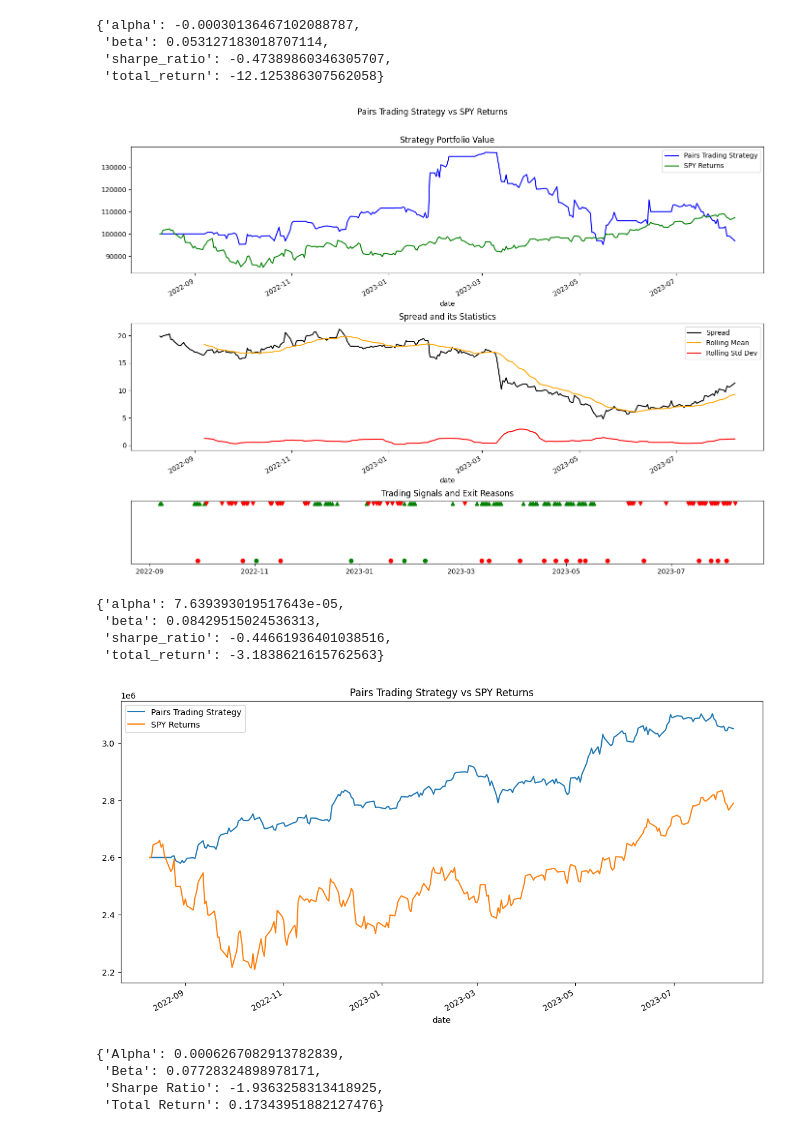
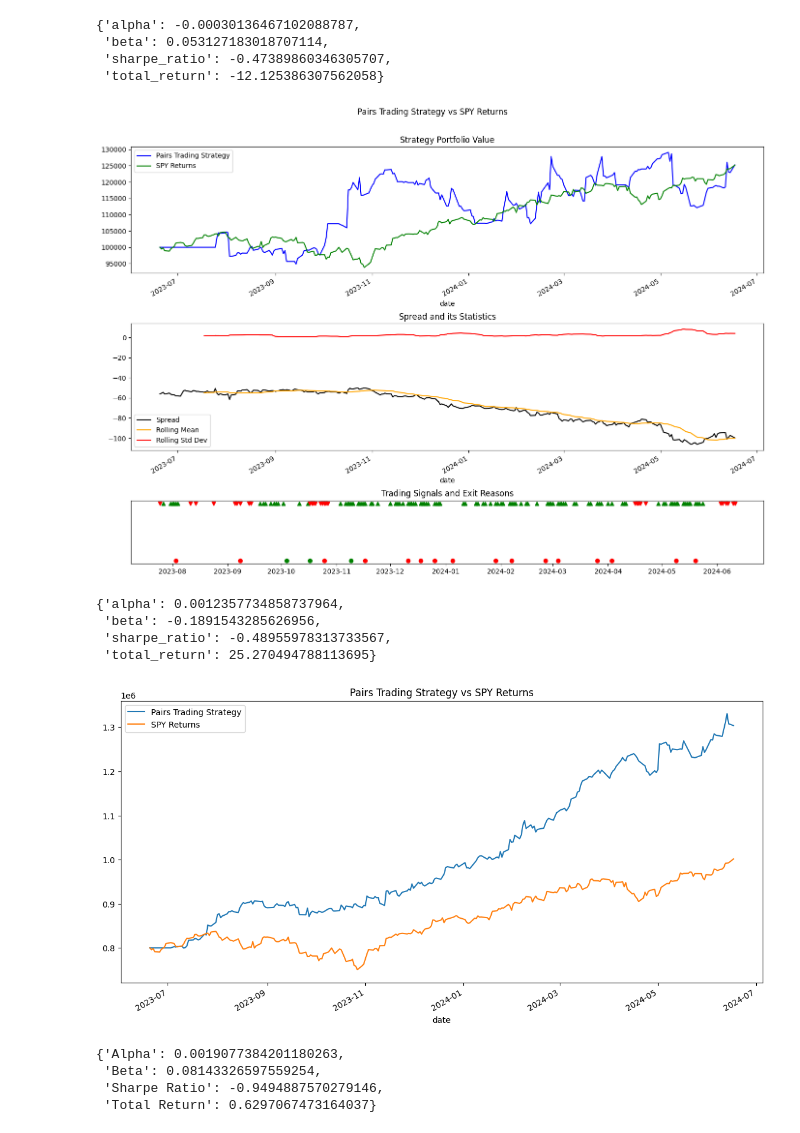
Before and after one commit to taiconley/ibkr, a Jupyter notebook: pairs/pairs.ipynb, the cells around one changed output. Drawn from its saved outputs; the diff is of its cells as text; code cells hidden in the pictures.

Commit message:
update pairs

```diff
--- a/pairs/pairs.ipynb
+++ b/pairs/pairs.ipynb
@@ -63,9 +63,9 @@ host = passwords.host
 # %%
 db = DB(userName=userName, userPass=userPass, dataBaseName=dataBaseName, host='ibkr_db', docker=True)
 # %%
-df = db.DBtoDF("SELECT * FROM pairs")
+df = db.DBtoDF("SELECT * FROM pairs_daily")
 #dates_to_drop = ['2022-08-08', '2022-08-09', '2023-08-08', '2023-08-09']  # Replace with the actual dates you want to drop
-df = df[~df['date'].isin(dates_to_drop)]  # This will remove rows with specified dates
+#df = df[~df['date'].isin(dates_to_drop)]  # This will remove rows with specified dates
 df.set_index('date', inplace=True)
 
 
@@ -924,8 +933,8 @@ def evaluate_pairs(df_combined):
 
 
 # Define pair
-stock1 = 'DCOM'
-stock2 = 'NWBI'
+stock1 = 'EPAC'
+stock2 = 'SPXC'
 lookback = 20
 df_combined = 0
 
@@ -1043,38 +1052,38 @@ for i, row in df_combined.iterrows():
     total_cash -= cash_spent_on_stock1 + cash_spent_on_stock2
     stock1_qty_cumulative += stock1_qty
     stock2_qty_cumulative += stock2_qty
 
     # Update portfolio value after the trade:
     stock1_value = stock1_qty_cumulative * row['close_stock1']
     stock2_value = stock2_qty_cumulative * row['close_stock2']
     portfolio_value = stock1_value + stock2_value + total_cash
 
     # Update the peak portfolio value if the current value is greater
     peak_portfolio_value = max(peak_portfolio_value, portfolio_value)
 
     df_combined.at[i, 'total_cash'] = total_cash
     df_combined.at[i, 'stock1_value'] = stock1_value
     df_combined.at[i, 'stock2_value'] = stock2_value
     df_combined.at[i, 'portfolio_value'] = portfolio_value
     df_combined.at[i, 'stock1_qty'] = stock1_qty_cumulative
     df_combined.at[i, 'stock2_qty'] = stock2_qty_cumulative
 
 
 # 2. Calculate SPY Portfolio Value:
 df_combined = df_combined.join(df_SPY, how='left')
 # initial_investment = df_combined['portfolio_value'].iloc[0]
 df_combined['SPY_returns'] = df_combined['close_SPY'].pct_change().fillna(0)
 df_combined['SPY_cumulative_returns'] = (1 + df_combined['SPY_returns']).cumprod()
 df_combined['SPY_portfolio_value'] = df_combined['SPY_cumulative_returns'] * initial_investment
 
 plot_strategy(df_combined)
 evaluate_pairs(df_combined)
 # %% [output]
-[figure, old version]
+[figure, new version]
-{'alpha': 7.639393019517643e-05,
- 'beta': 0.08429515024536313,
- 'sharpe_ratio': -0.44661936401038516,
- 'total_return': -3.1838621615762563}
+{'alpha': 0.0012357734858737964,
+ 'beta': -0.1891543285626956,
+ 'sharpe_ratio': -0.48955978313733567,
+ 'total_return': 25.270494788113695}
 # %%
 df_combined.to_csv("df_combined.csv")
 # %%
@@ -1287,11 +1296,11 @@ def plot_aggregated(df):
 plot_aggregated(daily_df)
 evaluate_aggregated_df(daily_df)
 # %% [output]
-[figure, old version]
+[figure, new version]
-{'Alpha': 0.0006267082913782839,
- 'Beta': 0.07728324898978171,
- 'Sharpe Ratio': -1.9363258313418925,
- 'Total Return': 0.17343951882127476}
+{'Alpha': 0.0019077384201180263,
+ 'Beta': 0.08143326597559254,
+ 'Sharpe Ratio': -0.9494887570279146,
+ 'Total Return': 0.6297067473164037}
 # %%
 # Grid Search
 
```
Also changed, not shown: parts of 15 cells of this notebook, 18 other files.
